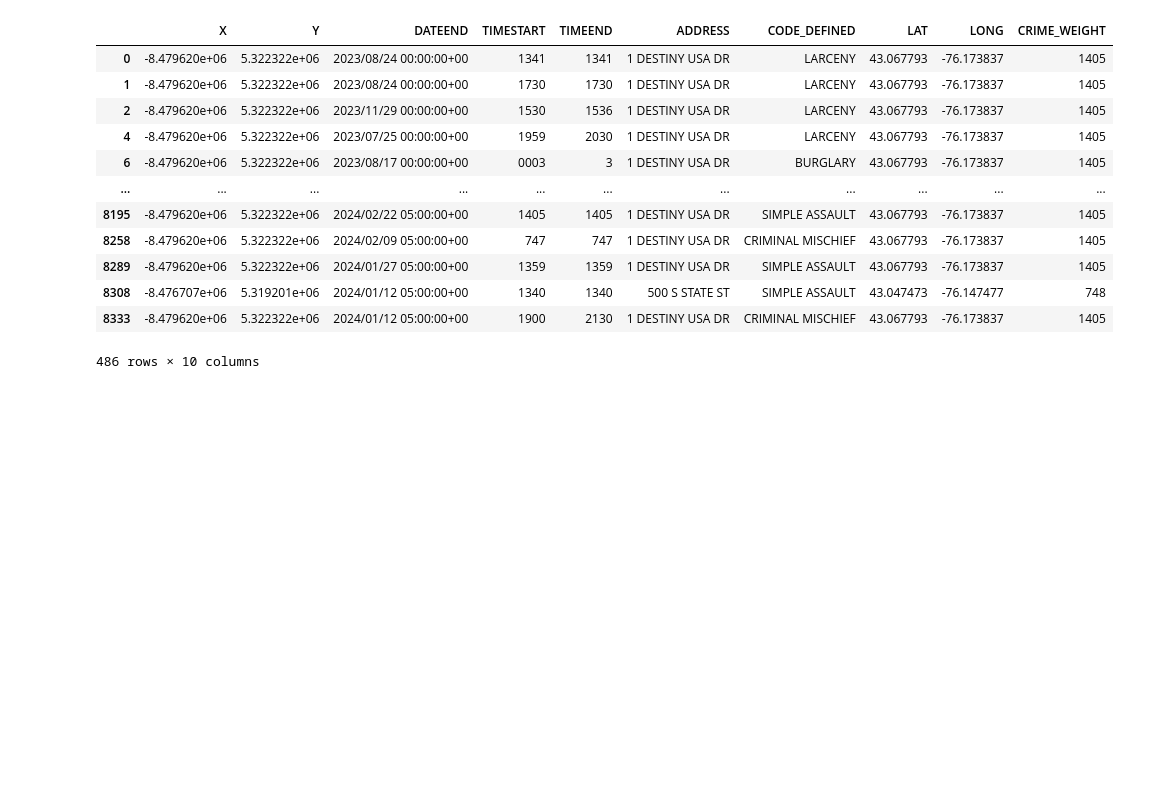
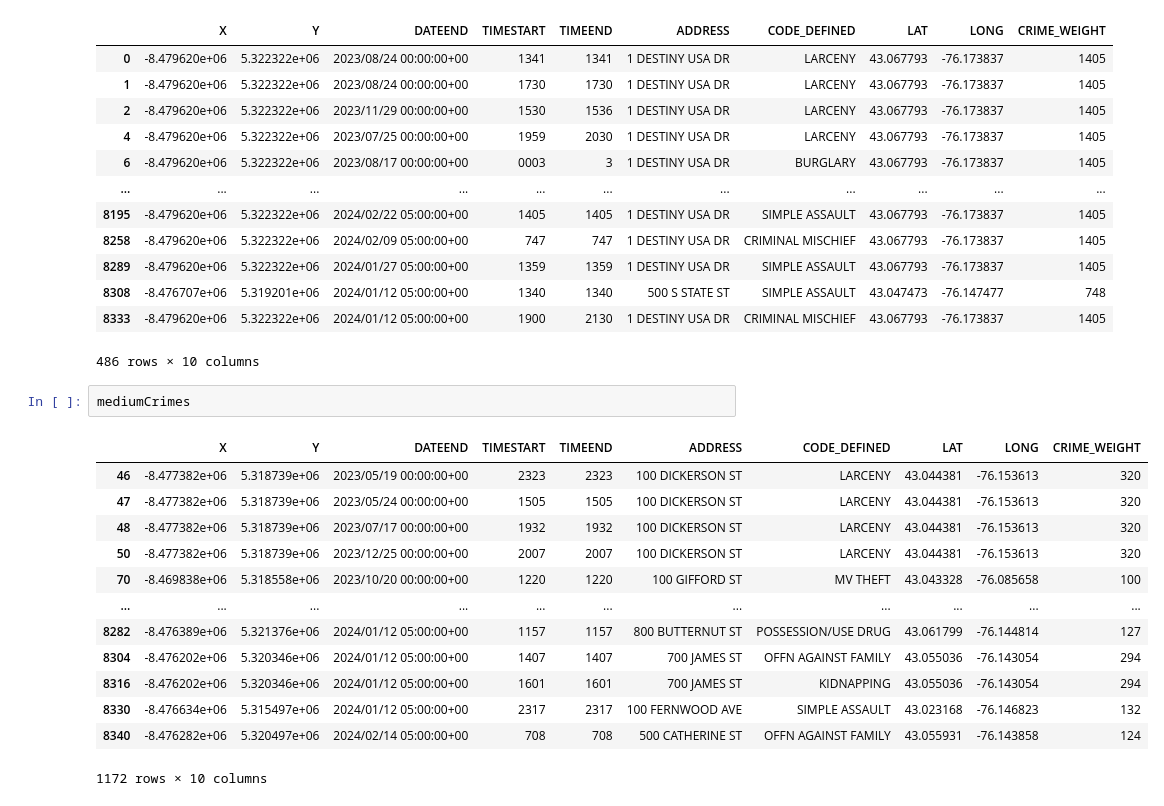
Before and after one commit to rangelkoli/WalkSafe, a Jupyter notebook: backend/EDA.ipynb, the cells around one changed output. Saved outputs shown, nothing was run; the diff lists cells and outputs as text; blank space fills up the shorter version.

```diff
--- a/backend/EDA.ipynb
+++ b/backend/EDA.ipynb
@@ -272,3 +315,19 @@ largeCrimes
 | 8308 | -8.476707e+06 | 5.319201e+06 | 2024/01/12 05:00:00+00 | 1340 | 1340 | 500 S STATE ST | SIMPLE ASSAULT | 43.047473 | -76.147477 | 748 |
 | 8333 | -8.479620e+06 | 5.322322e+06 | 2024/01/12 05:00:00+00 | 1900 | 2130 | 1 DESTINY USA DR | CRIMINAL MISCHIEF | 43.067793 | -76.173837 | 1405 |
 486 rows × 10 columns
+# %%
+mediumCrimes
+# %% [output]
+|  | X | Y | DATEEND | TIMESTART | TIMEEND | ADDRESS | CODE_DEFINED | LAT | LONG | CRIME_WEIGHT |
+| 46 | -8.477382e+06 | 5.318739e+06 | 2023/05/19 00:00:00+00 | 2323 | 2323 | 100 DICKERSON ST | LARCENY | 43.044381 | -76.153613 | 320 |
+| 47 | -8.477382e+06 | 5.318739e+06 | 2023/05/24 00:00:00+00 | 1505 | 1505 | 100 DICKERSON ST | LARCENY | 43.044381 | -76.153613 | 320 |
+| 48 | -8.477382e+06 | 5.318739e+06 | 2023/07/17 00:00:00+00 | 1932 | 1932 | 100 DICKERSON ST | LARCENY | 43.044381 | -76.153613 | 320 |
+| 50 | -8.477382e+06 | 5.318739e+06 | 2023/12/25 00:00:00+00 | 2007 | 2007 | 100 DICKERSON ST | LARCENY | 43.044381 | -76.153613 | 320 |
+| 70 | -8.469838e+06 | 5.318558e+06 | 2023/10/20 00:00:00+00 | 1220 | 1220 | 100 GIFFORD ST | MV THEFT | 43.043328 | -76.085658 | 100 |
+| ... | ... | ... | ... | ... | ... | ... | ... | ... | ... | ... |
+| 8282 | -8.476389e+06 | 5.321376e+06 | 2024/01/12 05:00:00+00 | 1157 | 1157 | 800 BUTTERNUT ST | POSSESSION/USE DRUG | 43.061799 | -76.144814 | 127 |
+| 8304 | -8.476202e+06 | 5.320346e+06 | 2024/01/12 05:00:00+00 | 1407 | 1407 | 700 JAMES ST | OFFN AGAINST FAMILY | 43.055036 | -76.143054 | 294 |
+| 8316 | -8.476202e+06 | 5.320346e+06 | 2024/01/12 05:00:00+00 | 1601 | 1601 | 700 JAMES ST | KIDNAPPING | 43.055036 | -76.143054 | 294 |
+| 8330 | -8.476634e+06 | 5.315497e+06 | 2024/01/12 05:00:00+00 | 2317 | 2317 | 100 FERNWOOD AVE | SIMPLE ASSAULT | 43.023168 | -76.146823 | 132 |
+| 8340 | -8.476282e+06 | 5.320497e+06 | 2024/02/14 05:00:00+00 | 708 | 708 | 500 CATHERINE ST | OFFN AGAINST FAMILY | 43.055931 | -76.143858 | 124 |
+1172 rows × 10 columns
```
Also changed, not shown: parts of 4 cells of this notebook, 7 other files.
